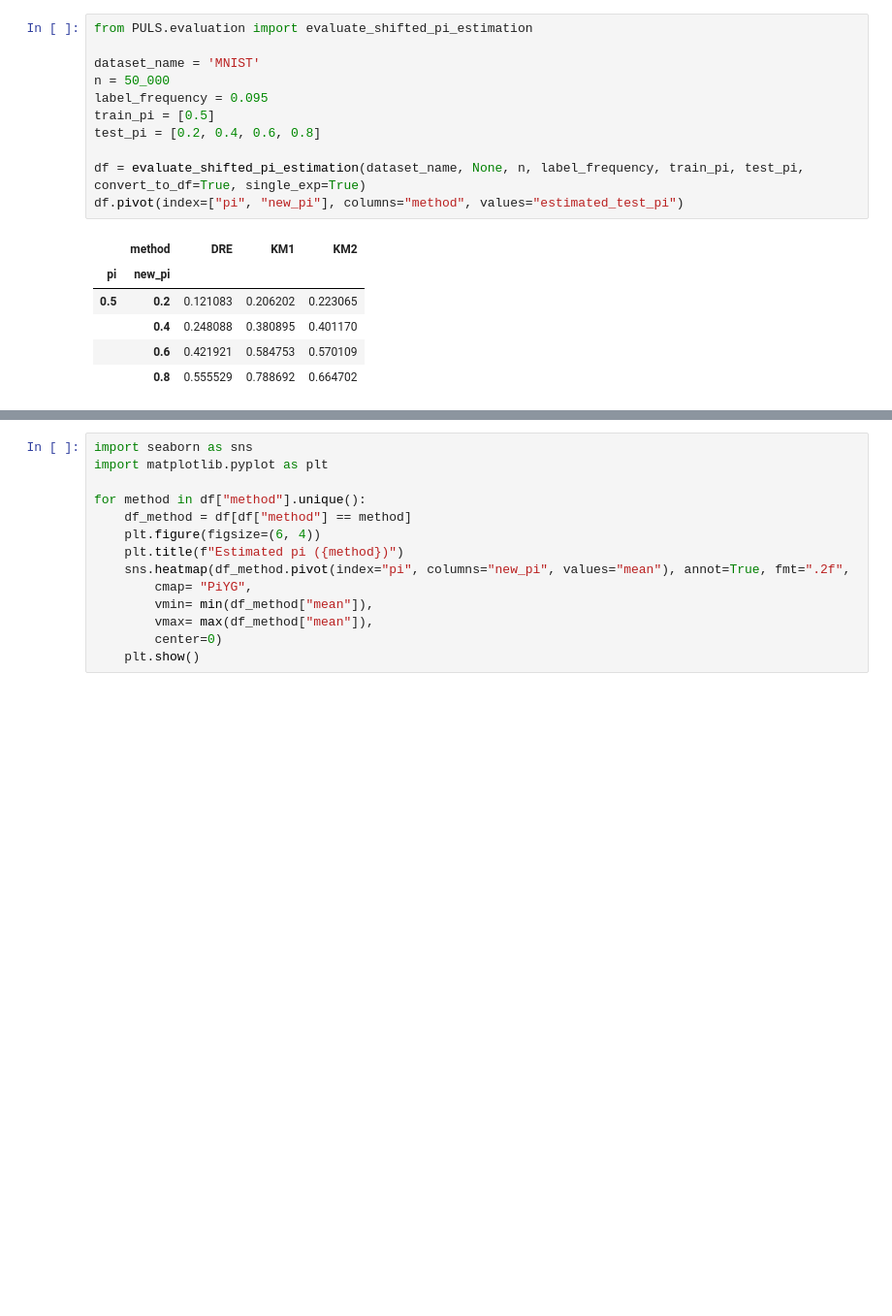
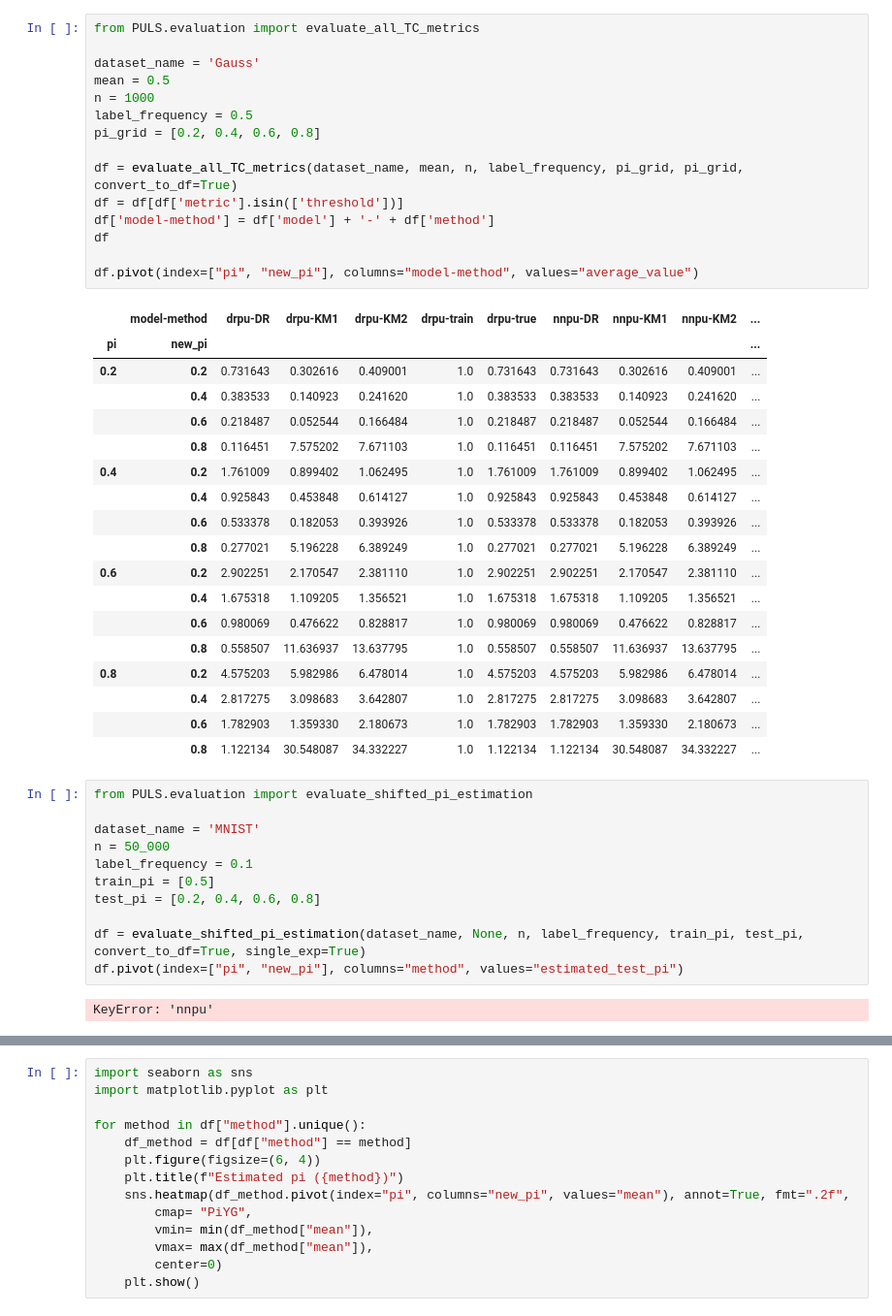
Before and after one commit to izabelatelejko/PULS-Master, a Jupyter notebook: evaluation.ipynb, the cells around one changed output, grey strips where cells are left out. Shown at 97% size. Cells and saved outputs as stored; diff of their text form; blank space fills up the shorter version.

```diff
--- a/evaluation.ipynb
+++ b/evaluation.ipynb
@@ -35,18 +66,47 @@ mae_results
+# %%
+from PULS.evaluation import evaluate_all_TC_metrics
+
+dataset_name = 'Gauss'
+mean = 0.5
+n = 1000
+label_frequency = 0.5
+pi_grid = [0.2, 0.4, 0.6, 0.8]
+
+df = evaluate_all_TC_metrics(dataset_name, mean, n, label_frequency, pi_grid, pi_grid, convert_to_df=True)
+df = df[df['metric'].isin(['threshold'])]
+df['model-method'] = df['model'] + '-' + df['method']
+df
+
+df.pivot(index=["pi", "new_pi"], columns="model-method", values="average_value")
+# %% [output]
+|  | model-method | drpu-DR | drpu-KM1 | drpu-KM2 | drpu-train | drpu-true | nnpu-DR | nnpu-KM1 | nnpu-KM2 | ... |
+| pi | new_pi |  |  |  |  |  |  |  |  | ... |
+| 0.2 | 0.2 | 0.731643 | 0.302616 | 0.409001 | 1.0 | 0.731643 | 0.731643 | 0.302616 | 0.409001 | ... |
+|  | 0.4 | 0.383533 | 0.140923 | 0.241620 | 1.0 | 0.383533 | 0.383533 | 0.140923 | 0.241620 | ... |
+|  | 0.6 | 0.218487 | 0.052544 | 0.166484 | 1.0 | 0.218487 | 0.218487 | 0.052544 | 0.166484 | ... |
+|  | 0.8 | 0.116451 | 7.575202 | 7.671103 | 1.0 | 0.116451 | 0.116451 | 7.575202 | 7.671103 | ... |
+| 0.4 | 0.2 | 1.761009 | 0.899402 | 1.062495 | 1.0 | 1.761009 | 1.761009 | 0.899402 | 1.062495 | ... |
+|  | 0.4 | 0.925843 | 0.453848 | 0.614127 | 1.0 | 0.925843 | 0.925843 | 0.453848 | 0.614127 | ... |
+|  | 0.6 | 0.533378 | 0.182053 | 0.393926 | 1.0 | 0.533378 | 0.533378 | 0.182053 | 0.393926 | ... |
+|  | 0.8 | 0.277021 | 5.196228 | 6.389249 | 1.0 | 0.277021 | 0.277021 | 5.196228 | 6.389249 | ... |
+| 0.6 | 0.2 | 2.902251 | 2.170547 | 2.381110 | 1.0 | 2.902251 | 2.902251 | 2.170547 | 2.381110 | ... |
+|  | 0.4 | 1.675318 | 1.109205 | 1.356521 | 1.0 | 1.675318 | 1.675318 | 1.109205 | 1.356521 | ... |
+|  | 0.6 | 0.980069 | 0.476622 | 0.828817 | 1.0 | 0.980069 | 0.980069 | 0.476622 | 0.828817 | ... |
+|  | 0.8 | 0.558507 | 11.636937 | 13.637795 | 1.0 | 0.558507 | 0.558507 | 11.636937 | 13.637795 | ... |
+| 0.8 | 0.2 | 4.575203 | 5.982986 | 6.478014 | 1.0 | 4.575203 | 4.575203 | 5.982986 | 6.478014 | ... |
+|  | 0.4 | 2.817275 | 3.098683 | 3.642807 | 1.0 | 2.817275 | 2.817275 | 3.098683 | 3.642807 | ... |
+|  | 0.6 | 1.782903 | 1.359330 | 2.180673 | 1.0 | 1.782903 | 1.782903 | 1.359330 | 2.180673 | ... |
+|  | 0.8 | 1.122134 | 30.548087 | 34.332227 | 1.0 | 1.122134 | 1.122134 | 30.548087 | 34.332227 | ... |
 # %%
 from PULS.evaluation import evaluate_shifted_pi_estimation
 
 dataset_name = 'MNIST'
 n = 50_000
-label_frequency = 0.095
+label_frequency = 0.1
 train_pi = [0.5]
 test_pi = [0.2, 0.4, 0.6, 0.8]
 
 df = evaluate_shifted_pi_estimation(dataset_name, None, n, label_frequency, train_pi, test_pi, convert_to_df=True, single_exp=True)
 df.pivot(index=["pi", "new_pi"], columns="method", values="estimated_test_pi")
 # %% [output]
-|  | method | DRE | KM1 | KM2 |
-| pi | new_pi |  |  |  |
-| 0.5 | 0.2 | 0.121083 | 0.206202 | 0.223065 |
-|  | 0.4 | 0.248088 | 0.380895 | 0.401170 |
-|  | 0.6 | 0.421921 | 0.584753 | 0.570109 |
-|  | 0.8 | 0.555529 | 0.788692 | 0.664702 |
+KeyError: 'nnpu'
```
Also changed, not shown: parts of 4 cells of this notebook, 4 other files.
